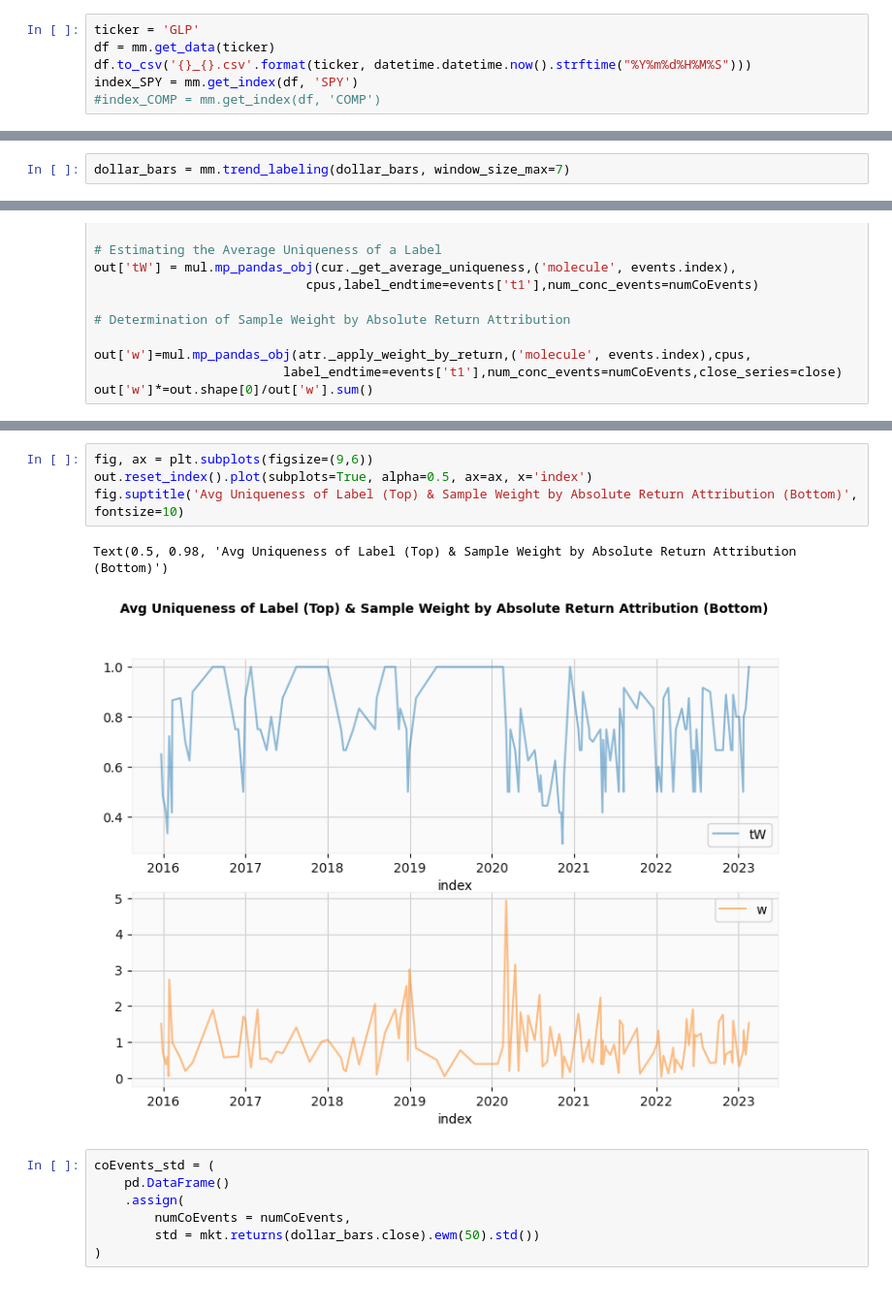
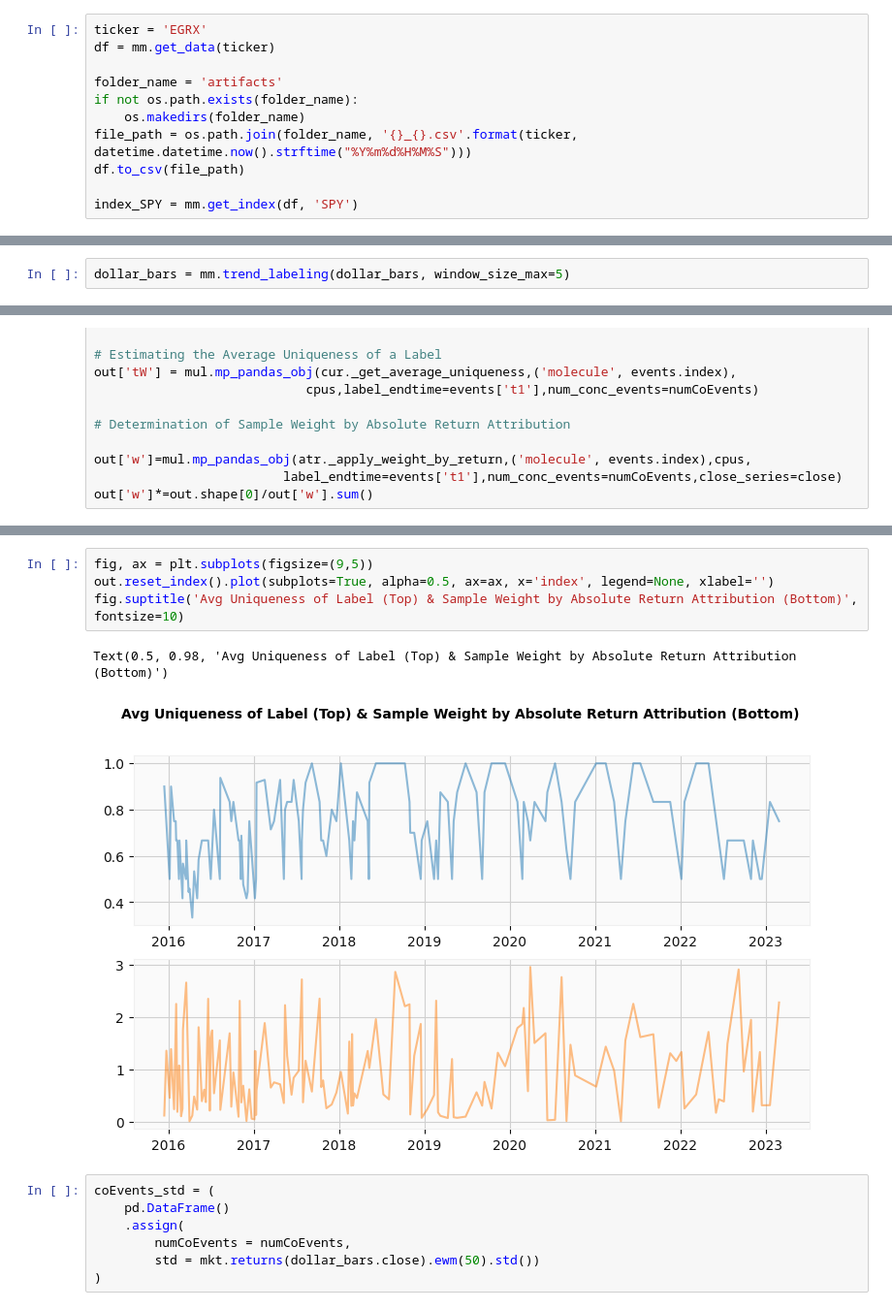
Before and after one commit to waikho/MADS_Capstone, a Jupyter notebook: ML/modeling.ipynb, the cells around one changed output, grey strips where cells are left out. Shown at 97% size. Cells and saved outputs as stored; diff of their text form.

```diff
--- a/ML/modeling.ipynb
+++ b/ML/modeling.ipynb
@@ -33,9 +35,14 @@ warnings.filterwarnings("ignore", category=sklearn.exceptions.UndefinedMetricWar
 # %% [markdown]
 ## Import Dataset
 # %%
-ticker = 'GLP'
+ticker = 'EGRX'
 df = mm.get_data(ticker)
-df.to_csv('{}_{}.csv'.format(ticker, datetime.datetime.now().strftime("%Y%m%d%H%M%S")))
+
+folder_name = 'artifacts'
+if not os.path.exists(folder_name):
+    os.makedirs(folder_name)
+file_path = os.path.join(folder_name, '{}_{}.csv'.format(ticker, datetime.datetime.now().strftime("%Y%m%d%H%M%S")))
+df.to_csv(file_path)
+
 index_SPY = mm.get_index(df, 'SPY')
-#index_COMP = mm.get_index(df, 'COMP')
 # %%
@@ -64,7 +99,7 @@ viz.plot_chart(dollar_bars_SPY, 'SPY normalized by TETC dollar bars date index')
 # %% [markdown]
 ## Model 1: Trend Scanning to label as Uptrend or Downtrend
 # %%
-dollar_bars = mm.trend_labeling(dollar_bars, window_size_max=7)
+dollar_bars = mm.trend_labeling(dollar_bars, window_size_max=5)
 # %%
 plt.figure(figsize=(16,5))
 plt.scatter(dollar_bars.index, dollar_bars['close'], s=25, c=dollar_bars.label, cmap='RdYlGn')
@@ -264,10 +252,10 @@ Text(0.5, 0.98, '# of Cocurrent Events by Timestamp')
 # %%
-fig, ax = plt.subplots(figsize=(9,6))
-out.reset_index().plot(subplots=True, alpha=0.5, ax=ax, x='index')
+fig, ax = plt.subplots(figsize=(9,5))
+out.reset_index().plot(subplots=True, alpha=0.5, ax=ax, x='index', legend=None, xlabel='')
 fig.suptitle('Avg Uniqueness of Label (Top) & Sample Weight by Absolute Return Attribution (Bottom)', fontsize=10)
 # %% [output]
 Text(0.5, 0.98, 'Avg Uniqueness of Label (Top) & Sample Weight by Absolute Return Attribution (Bottom)')
-[figure, old version]
+[figure, new version]
 # %%
 coEvents_std = (
     pd.DataFrame()
```
Also changed, not shown: parts of 38 cells of this notebook, 8 other files.
